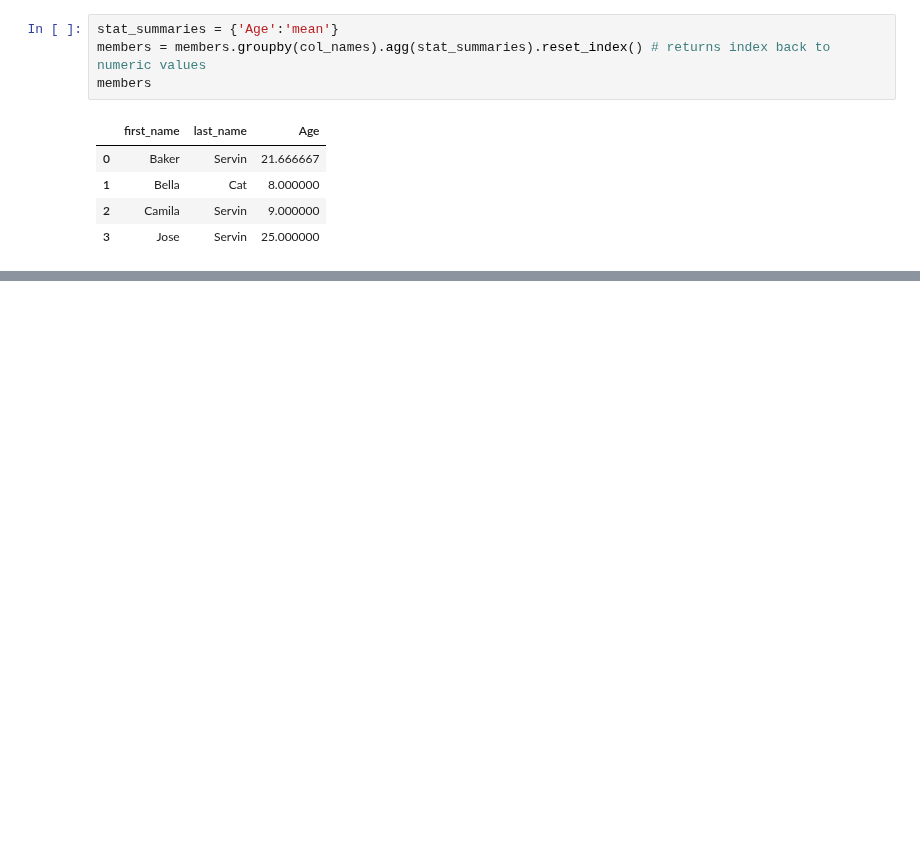
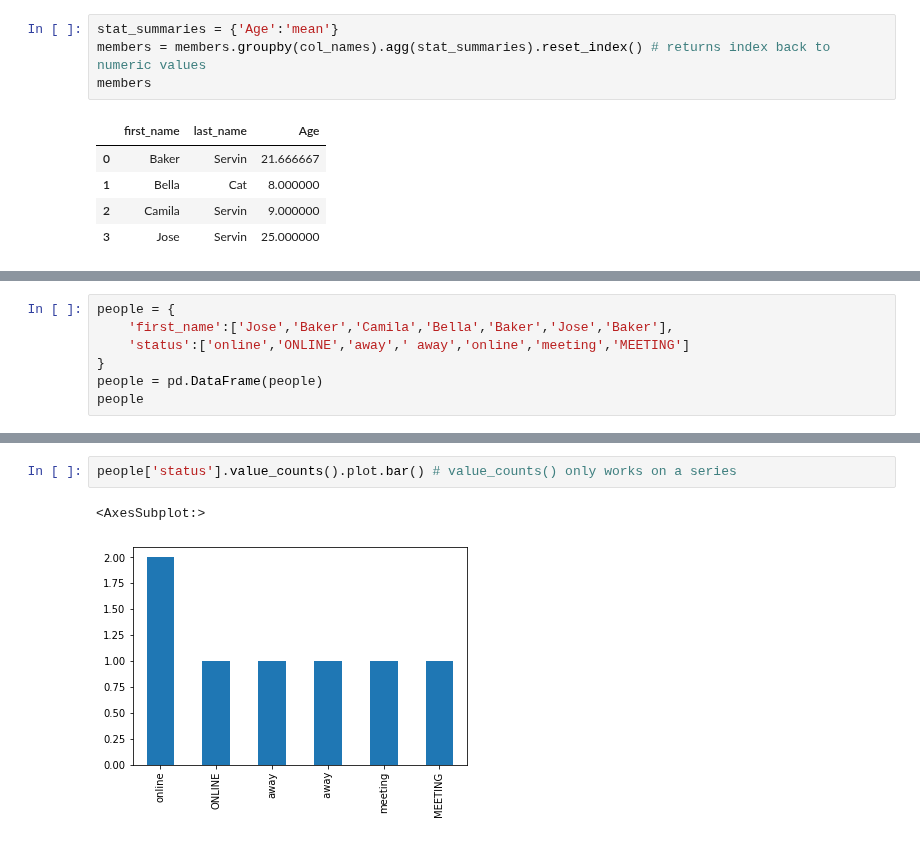
Before and after one commit to Jose-Servin/DataCamp, a Jupyter notebook: Courses/Cleaning_Data/cleaning_data.ipynb, the cells around one changed output, grey strips where cells are left out. Saved outputs shown, nothing was run; the diff lists cells and outputs as text; blank space fills up the shorter version.

Commit message:
new notes on string data cleaning and 50% checkpoint reached for cleaning data course

```diff
--- a/Courses/Cleaning_Data/cleaning_data.ipynb
+++ b/Courses/Cleaning_Data/cleaning_data.ipynb
@@ -416,0 +560,7 @@ members
+# %%
+people = {
+    'first_name':['Jose','Baker','Camila','Bella','Baker','Jose','Baker'],
+    'status':['online','ONLINE','away',' away','online','meeting','MEETING']
+}
+people = pd.DataFrame(people)
+people
@@ -416,0 +576,5 @@ members
+# %%
+people['status'].value_counts().plot.bar() # value_counts() only works on a series
+# %% [output]
+<AxesSubplot:>
+[figure, added]
```
Also changed, not shown: parts of 51 cells of this notebook.
